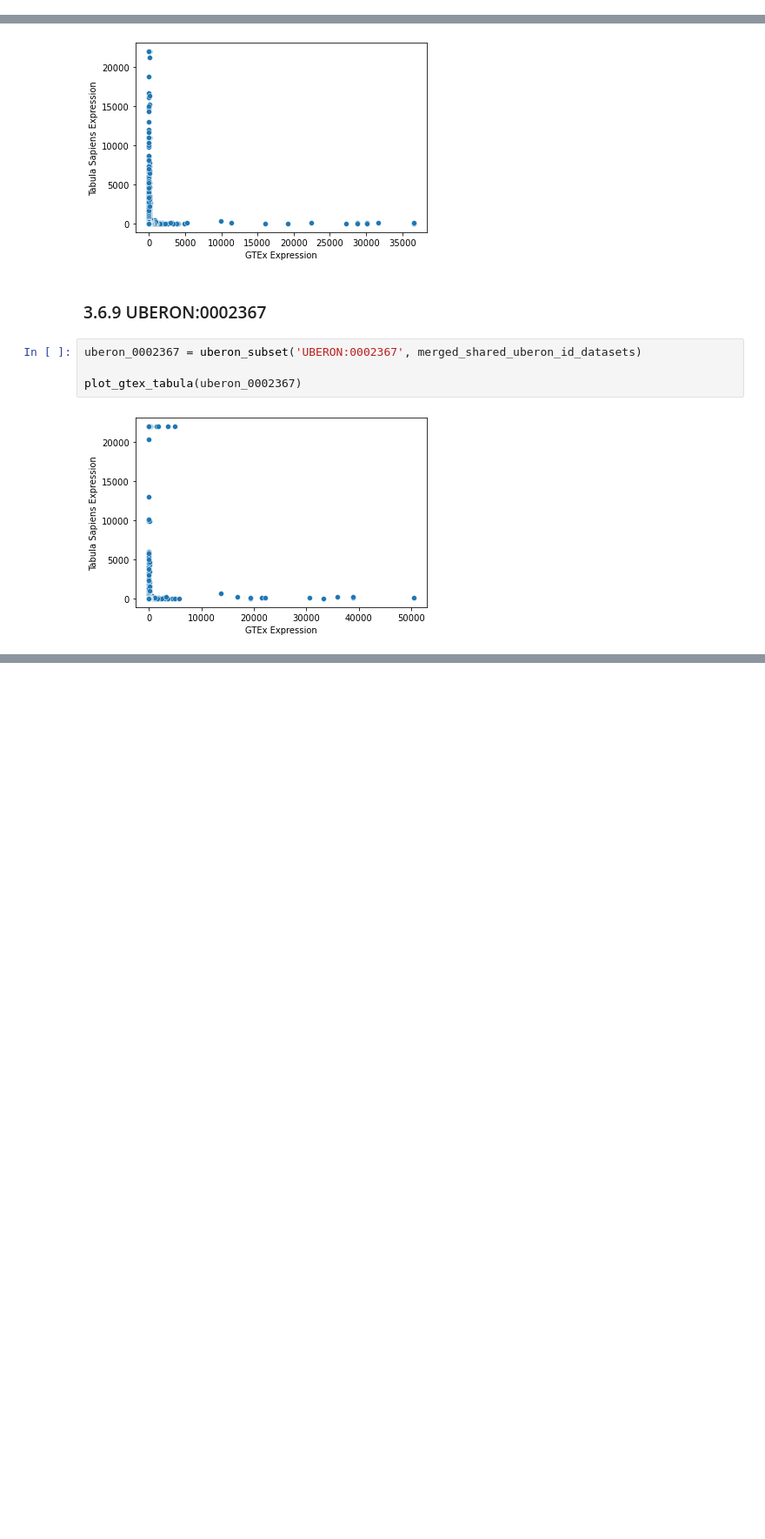
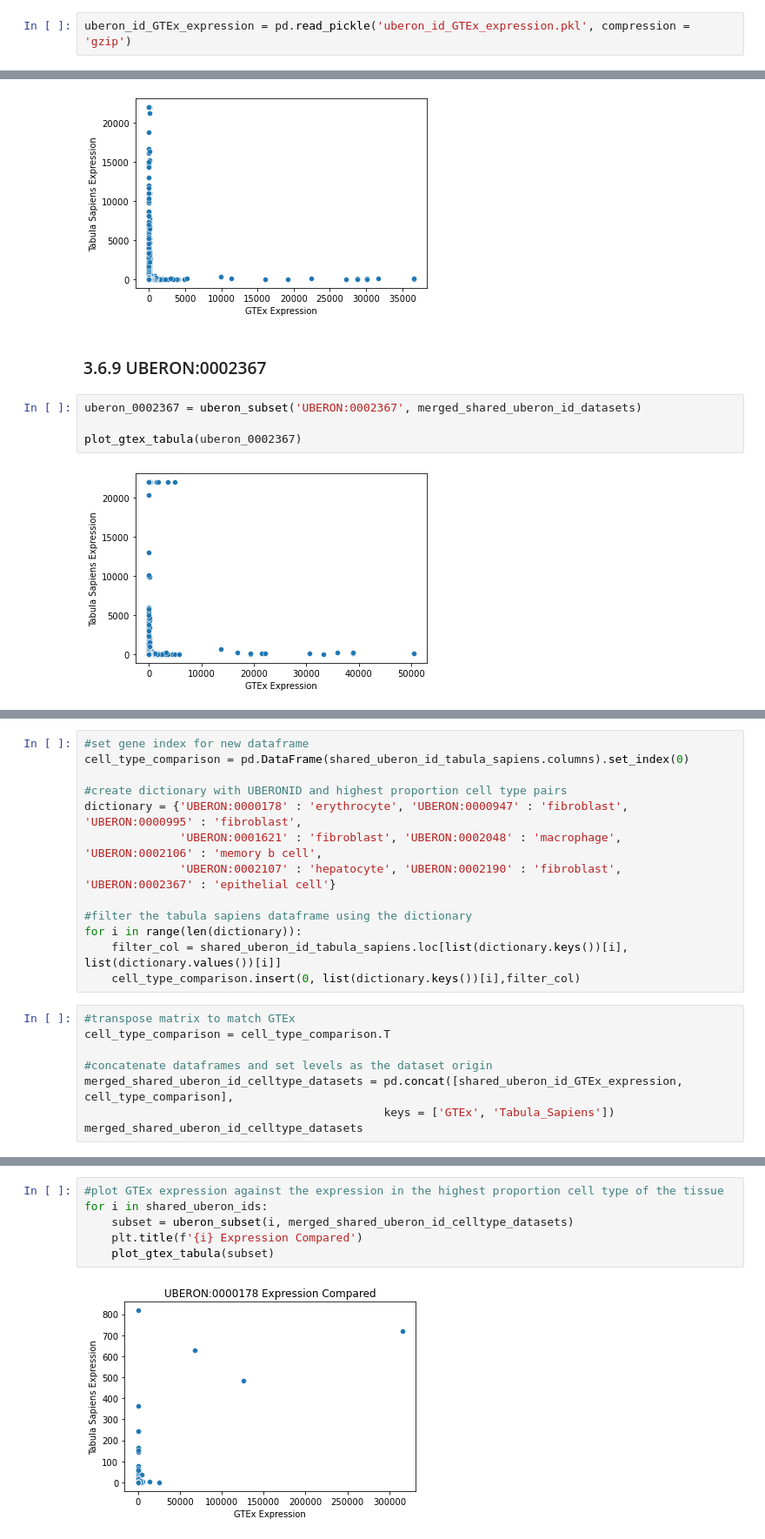
Before and after one commit to opentargets/baseline-expression, a Jupyter notebook: Tabula Sapiens Comparison with Bulk RNA-seq Expression Data.ipynb, the cells around one changed output, grey strips where cells are left out. Shown at 87% size. Saved outputs shown, nothing was run; the diff lists cells and outputs as text; blank space fills up the shorter version.

```diff
--- a/Tabula Sapiens Comparison with Bulk RNA-seq Expression Data.ipynb
+++ b/Tabula Sapiens Comparison with Bulk RNA-seq Expression Data.ipynb
@@ -493,5 +500,7 @@ uberon_id_GTEx_expression
 # %% [markdown]
 ## 3.3 Identify UBERON IDs conserved across both datasets
+# %%
+uberon_id_GTEx_expression = pd.read_pickle('uberon_id_GTEx_expression.pkl', compression = 'gzip')
 # %%
 #GTEx tissue UBERON IDs
 GTEX_uberon_ids = uberon_id_GTEx_expression.index
@@ -741,0 +806,21 @@ Does the order matter for the calculation of correlation across the genes for ea
+# %%
+#set gene index for new dataframe
+cell_type_comparison = pd.DataFrame(shared_uberon_id_tabula_sapiens.columns).set_index(0)
+
+#create dictionary with UBERONID and highest proportion cell type pairs
+dictionary = {'UBERON:0000178' : 'erythrocyte', 'UBERON:0000947' : 'fibroblast', 'UBERON:0000995' : 'fibroblast',
+              'UBERON:0001621' : 'fibroblast', 'UBERON:0002048' : 'macrophage', 'UBERON:0002106' : 'memory b cell',
+              'UBERON:0002107' : 'hepatocyte', 'UBERON:0002190' : 'fibroblast', 'UBERON:0002367' : 'epithelial cell'}
+
+#filter the tabula sapiens dataframe using the dictionary
+for i in range(len(dictionary)):
+    filter_col = shared_uberon_id_tabula_sapiens.loc[list(dictionary.keys())[i], list(dictionary.values())[i]]
+    cell_type_comparison.insert(0, list(dictionary.keys())[i],filter_col)
+# %%
+#transpose matrix to match GTEx
+cell_type_comparison = cell_type_comparison.T
+
+#concatenate dataframes and set levels as the dataset origin
+merged_shared_uberon_id_celltype_datasets = pd.concat([shared_uberon_id_GTEx_expression, cell_type_comparison],
+                                            keys = ['GTEx', 'Tabula_Sapiens'])
+merged_shared_uberon_id_celltype_datasets
@@ -741,0 +846,8 @@ Does the order matter for the calculation of correlation across the genes for ea
+# %%
+#plot GTEx expression against the expression in the highest proportion cell type of the tissue
+for i in shared_uberon_ids:
+    subset = uberon_subset(i, merged_shared_uberon_id_celltype_datasets)
+    plt.title(f'{i} Expression Compared')
+    plot_gtex_tabula(subset)
+# %% [output]
+[figure, added]
```
Also changed, not shown: parts of 145 cells of this notebook.
